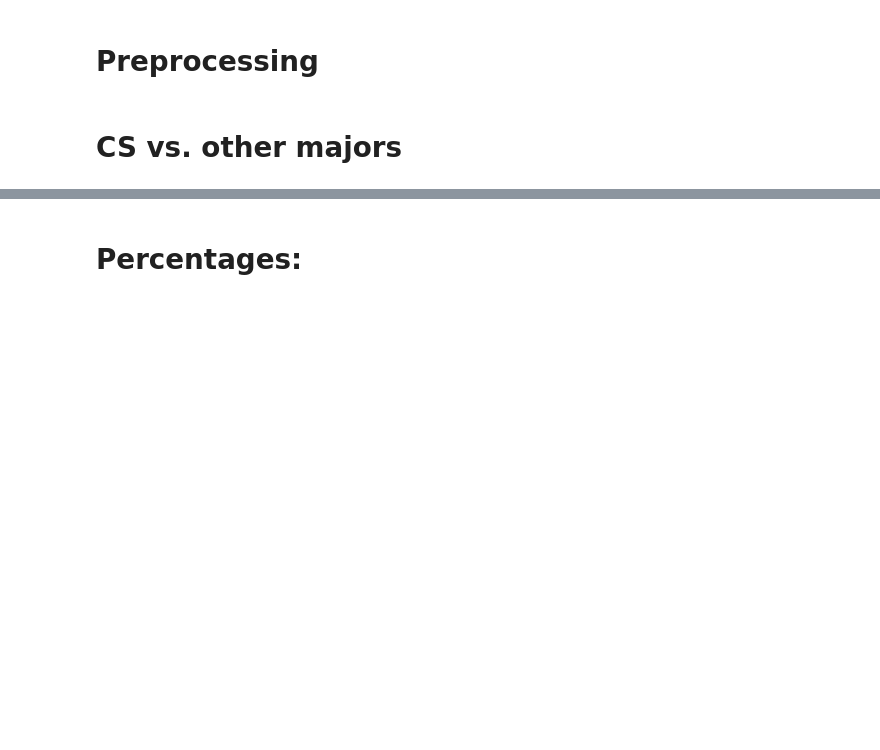
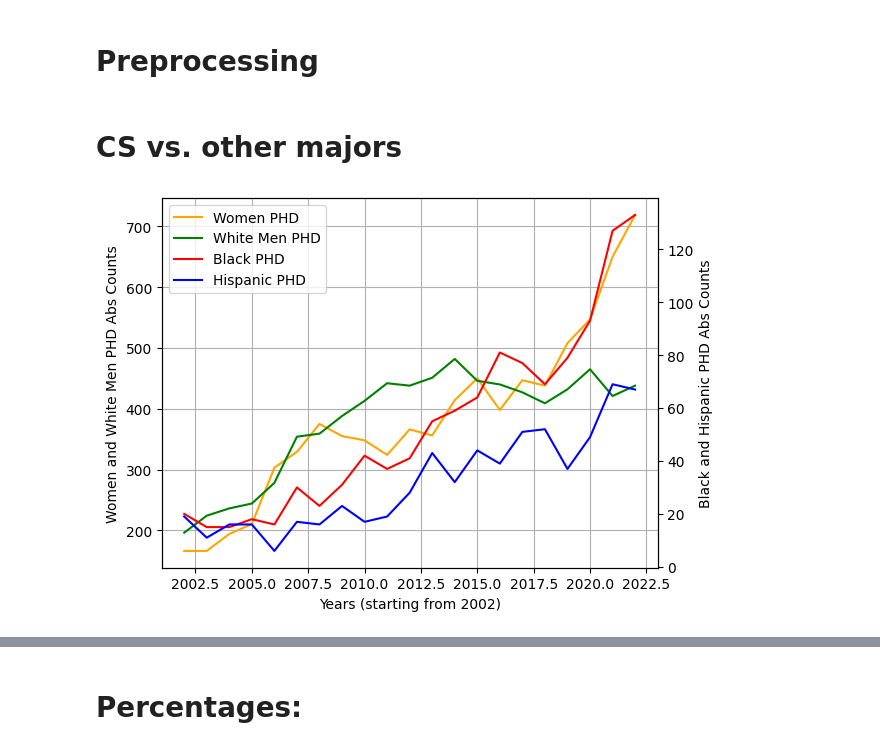
Before and after one commit to fahadsultan/dei-facultystaff, a Jupyter notebook: nat_trends.ipynb, the cells around one changed output, grey strips where cells are left out. Cells and saved outputs as stored; diff of their text form; code cells hidden in the pictures; blank space fills up the shorter version.

Commit message:
Different degrees, mult-demographic plots added

```diff
--- a/nat_trends.ipynb
+++ b/nat_trends.ipynb
@@ -66,6 +66,7 @@ msts =  all_dfs[all_dfs['mst']]
 
 
 
+
 phds['total_abs'] = phds[['CTOTALT', 'CRACE24' ]].max(axis=1)
 ugds['total_abs'] = ugds[['CTOTALT', 'CRACE24' ]].max(axis=1)
 msts['total_abs'] = msts[['CTOTALT', 'CRACE24' ]].max(axis=1)
@@ -73,7 +74,6 @@ msts['total_abs'] = msts[['CTOTALT', 'CRACE24' ]].max(axis=1)
 phds['women_abs'] = phds[['CTOTALW', 'CRACE16' ]].max(axis=1)
 ugds['women_abs'] = ugds[['CTOTALW', 'CRACE16' ]].max(axis=1)
 msts['women_abs'] = msts[['CTOTALW', 'CRACE16' ]].max(axis=1)
-
 
 
 phds['women_abs'] = phds[['CTOTALW', 'CRACE16' ]].max(axis=1)
@@ -91,6 +91,11 @@ phds['hisp_abs'] = phds[['CHISPT', 'CRACE21', 'DVCHST' ]].max(axis=1)
 ugds['hisp_abs'] = ugds[['CHISPT', 'CRACE21', 'DVCHST' ]].max(axis=1)
 msts['hisp_abs'] = msts[['CHISPT', 'CRACE21', 'DVCHST' ]].max(axis=1)
 
+phds['wtmen_abs'] = phds[['CWHITM', 'CRACE11' ]].max(axis=1)
+ugds['wtmen_abs'] = ugds[['CWHITM', 'CRACE11' ]].max(axis=1)
+msts['wtmen_abs'] = msts[['CWHITM', 'CRACE11' ]].max(axis=1)
+
+
 
 dtypes  = phds.dtypes
 numerics = list(dtypes[(dtypes == int) | (dtypes == float)].index)
@@ -117,0 +107,24 @@ plt.plot(ugd_counts['hisp_abs'].loc[range(2011, 2022)])
+# %%
+import pandas as pd
+from matplotlib import pyplot as plt
+
+fig = plt.figure()
+ax = fig.add_subplot(111)
+ax.plot(phd_counts['women_abs'],label="Women PHD",color='orange')
+ax.plot(phd_counts['wtmen_abs'],label="White Men PHD",color='green')
+
+
+ax2 = plt.twinx()
+ax2.plot(phd_counts['black_abs'],label="Black PHD", color = 'red')
+ax2.plot(phd_counts['hisp_abs'],label="Hispanic PHD", color = 'blue')
+
+lines, labels = ax.get_legend_handles_labels()
+lines2, labels2 = ax2.get_legend_handles_labels()
+ax2.legend(lines + lines2, labels + labels2)
+ax.grid()
+ax.set_xlabel("Years (starting from 2002)")
+ax.set_ylabel(r"Women and White Men PHD Abs Counts")
+ax2.set_ylabel(r"Black and Hispanic PHD Abs Counts")
+plt.show()
+# %% [output]
+[figure, added]
```
Also changed, not shown: parts of 15 cells of this notebook.
